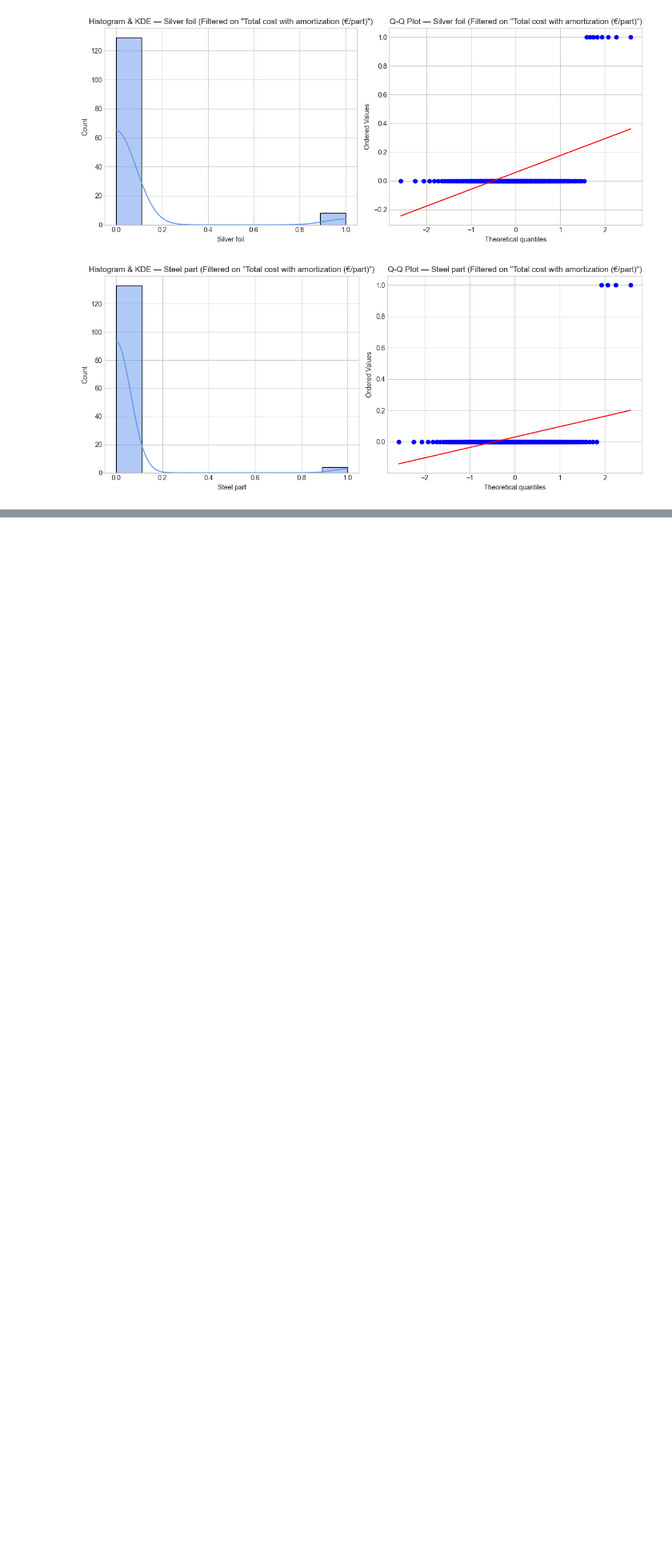
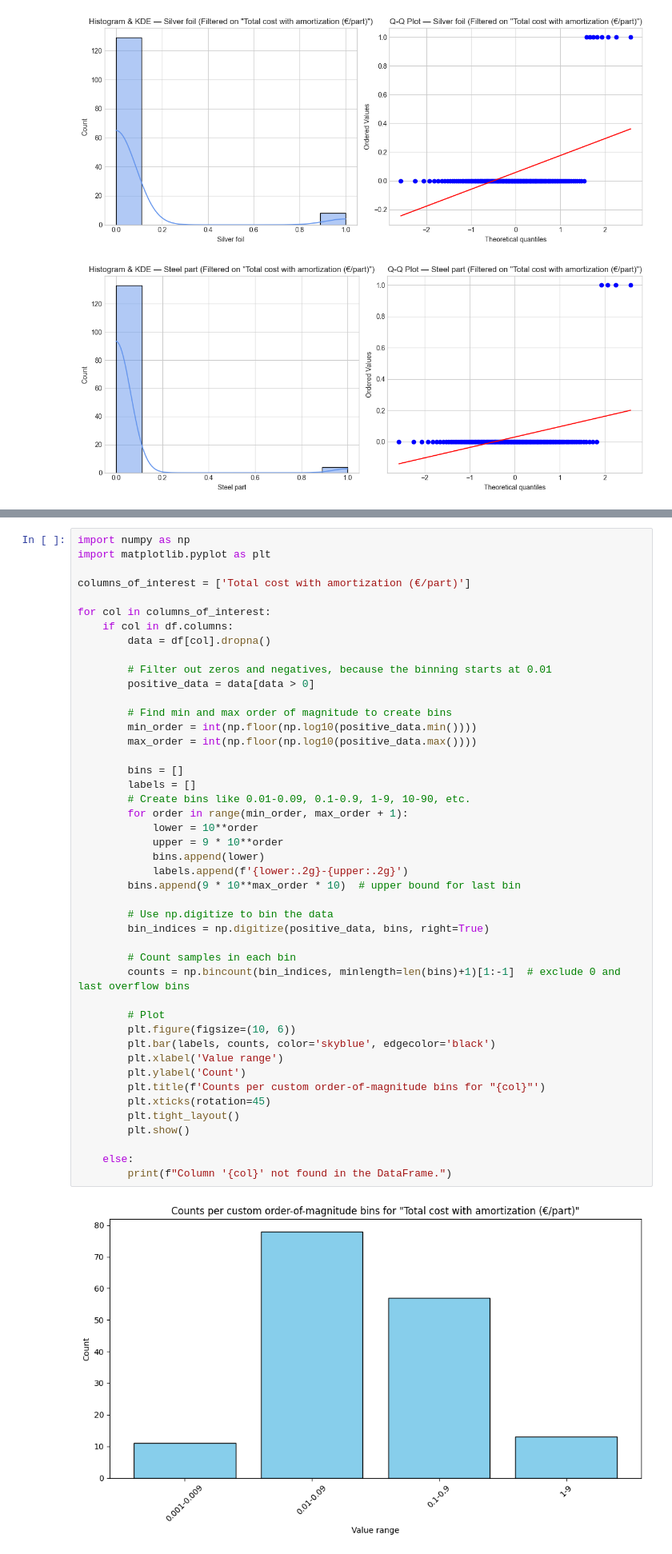
Before and after one commit to Driciotto/Cas-Fil-Rouge-, a Jupyter notebook: Data Adriano/Analysis_v0.ipynb, the cells around one changed output, grey strips where cells are left out. Shown at 80% size. Cells and saved outputs as stored; diff of their text form; blank space fills up the shorter version.

```diff
--- a/Data Adriano/Analysis_v0.ipynb
+++ b/Data Adriano/Analysis_v0.ipynb
@@ -250,0 +313,47 @@ for col in columns_of_interest:
+# %%
+import numpy as np
+import matplotlib.pyplot as plt
+
+columns_of_interest = ['Total cost with amortization (€/part)']
+
+for col in columns_of_interest:
+    if col in df.columns:
+        data = df[col].dropna()
+
+        # Filter out zeros and negatives, because the binning starts at 0.01
+        positive_data = data[data > 0]
+
+        # Find min and max order of magnitude to create bins
+        min_order = int(np.floor(np.log10(positive_data.min())))
+        max_order = int(np.floor(np.log10(positive_data.max())))
+
+        bins = []
+        labels = []
+        # Create bins like 0.01-0.09, 0.1-0.9, 1-9, 10-90, etc.
+        for order in range(min_order, max_order + 1):
+            lower = 10**order
+            upper = 9 * 10**order
+            bins.append(lower)
+            labels.append(f'{lower:.2g}-{upper:.2g}')
+        bins.append(9 * 10**max_order * 10)  # upper bound for last bin
+
+        # Use np.digitize to bin the data
+        bin_indices = np.digitize(positive_data, bins, right=True)
+
+        # Count samples in each bin
+        counts = np.bincount(bin_indices, minlength=len(bins)+1)[1:-1]  # exclude 0 and last overflow bins
+
+        # Plot
+        plt.figure(figsize=(10, 6))
+        plt.bar(labels, counts, color='skyblue', edgecolor='black')
+        plt.xlabel('Value range')
+        plt.ylabel('Count')
+        plt.title(f'Counts per custom order-of-magnitude bins for "{col}"')
+        plt.xticks(rotation=45)
+        plt.tight_layout()
+        plt.show()
+
+    else:
+        print(f"Column '{col}' not found in the DataFrame.")
+# %% [output]
+[figure, added]
```
Also changed, not shown: parts of 2 cells of this notebook, 7 other files.
